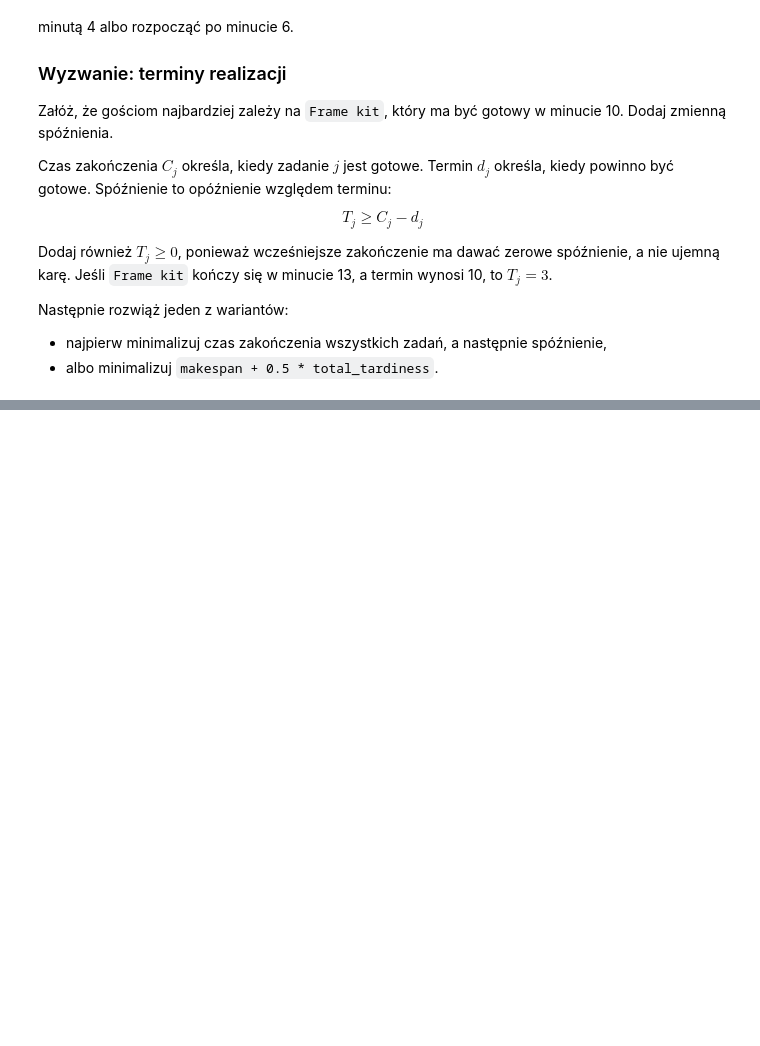
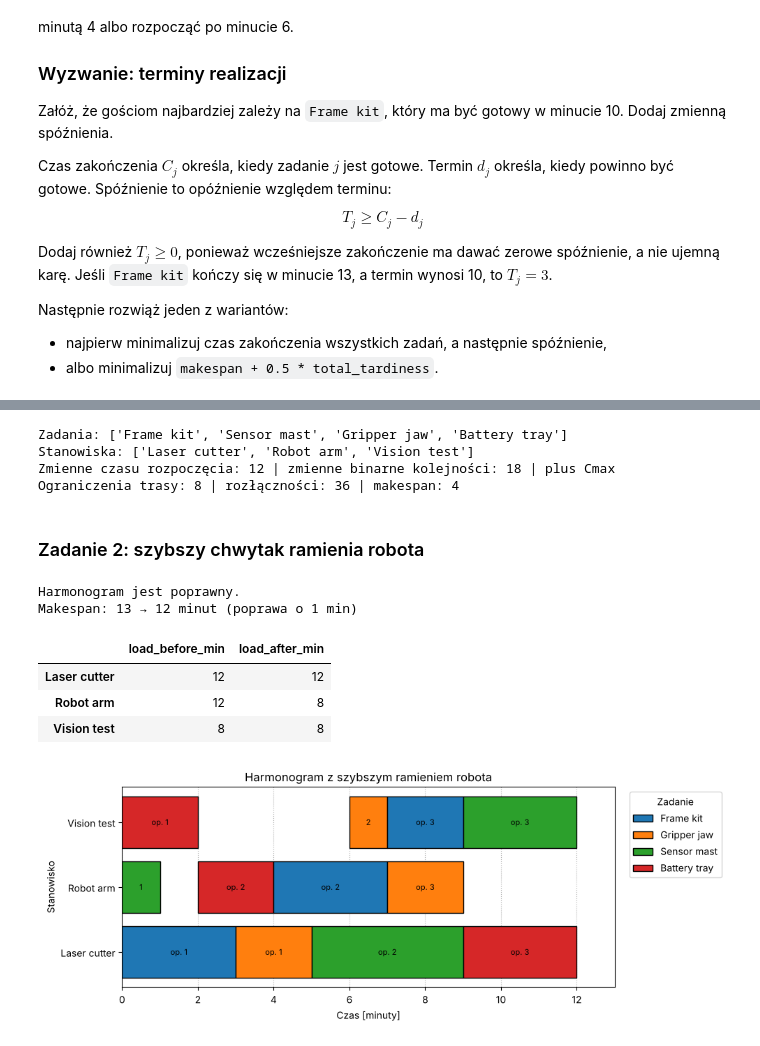
Before and after one commit to Damian-Swaczyna/cpp, a Jupyter notebook: pl/lab_auto_4.ipynb, the cells around one changed output, grey strips where cells are left out. Drawn from its saved outputs; the diff is of its cells as text; code cells hidden in the pictures; blank space fills up the shorter version.

```diff
--- a/pl/lab_auto_4.ipynb
+++ b/pl/lab_auto_4.ipynb
@@ -608,0 +659,44 @@ Następnie rozwiąż jeden z wariantów:
+# %%
+# Zadanie 1: policz elementy modelu bezpośrednio z rozwiązanego problemu PuLP.
+variables = model.variables()
+n_binary = sum(v.cat == "Integer" and v.lowBound == 0 and v.upBound == 1 for v in variables)
+n_start = sum(v.name.startswith("start__") for v in variables)
+print("Zadania:", list(jobs))
+print("Stanowiska:", sorted(operations.station.unique()))
+print("Zmienne czasu rozpoczęcia:", n_start, "| zmienne binarne kolejności:", n_binary, "| plus Cmax")
+print("Ograniczenia trasy:", sum(name.startswith("route__") for name in model.constraints),
+      "| rozłączności:", sum(name.startswith("no_overlap__") for name in model.constraints),
+      "| makespan:", sum(name.startswith("makespan_after__") for name in model.constraints))
+# %% [output]
+Zadania: ['Frame kit', 'Sensor mast', 'Gripper jaw', 'Battery tray']
+Stanowiska: ['Laser cutter', 'Robot arm', 'Vision test']
+Zmienne czasu rozpoczęcia: 12 | zmienne binarne kolejności: 18 | plus Cmax
+Ograniczenia trasy: 8 | rozłączności: 36 | makespan: 4
+# %% [markdown]
+### Zadanie 2: szybszy chwytak ramienia robota
+# %%
+# Zadanie 2: każda operacja Robot arm krótsza o 1 minutę, ale nie krótsza niż 1 minuta.
+faster_jobs = {
+    job: [(station, max(1, duration - 1) if station == "Robot arm" else duration)
+          for station, duration in route]
+    for job, route in jobs.items()
+}
+faster_makespan, faster_schedule, faster_model = solve_jobshop(faster_jobs)
+print(validate_schedule(faster_jobs, faster_schedule))
+print(f"Makespan: {makespan:.0f} → {faster_makespan:.0f} minut "
+      f"(poprawa o {makespan - faster_makespan:.0f} min)")
+
+# Dolna granica: najbardziej obciążone stanowisko nie może skończyć wcześniej niż suma jego operacji.
+load_before = operations.groupby("station").duration.sum()
+load_after = pd.Series({s: sum(d for r in faster_jobs.values() for st, d in r if st == s)
+                        for s in load_before.index})
+display(pd.DataFrame({"load_before_min": load_before, "load_after_min": load_after}))
+plot_gantt(faster_schedule, title="Harmonogram z szybszym ramieniem robota");
+# %% [output]
+Harmonogram jest poprawny.
+Makespan: 13 → 12 minut (poprawa o 1 min)
+|  | load_before_min | load_after_min |
+| Laser cutter | 12 | 12 |
+| Robot arm | 12 | 8 |
+| Vision test | 8 | 8 |
+[figure, added]
```
Also changed, not shown: parts of 19 cells of this notebook.
